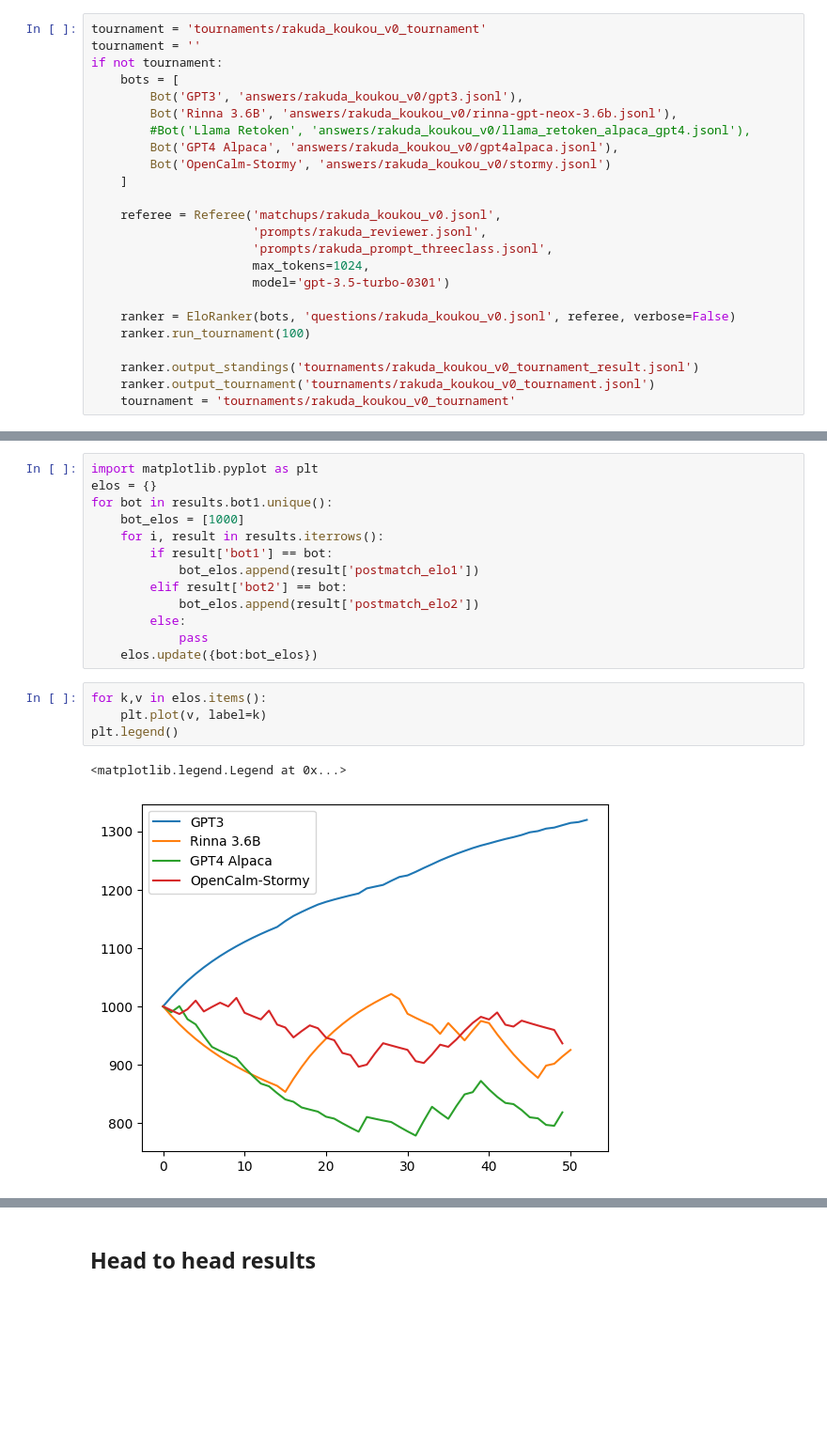
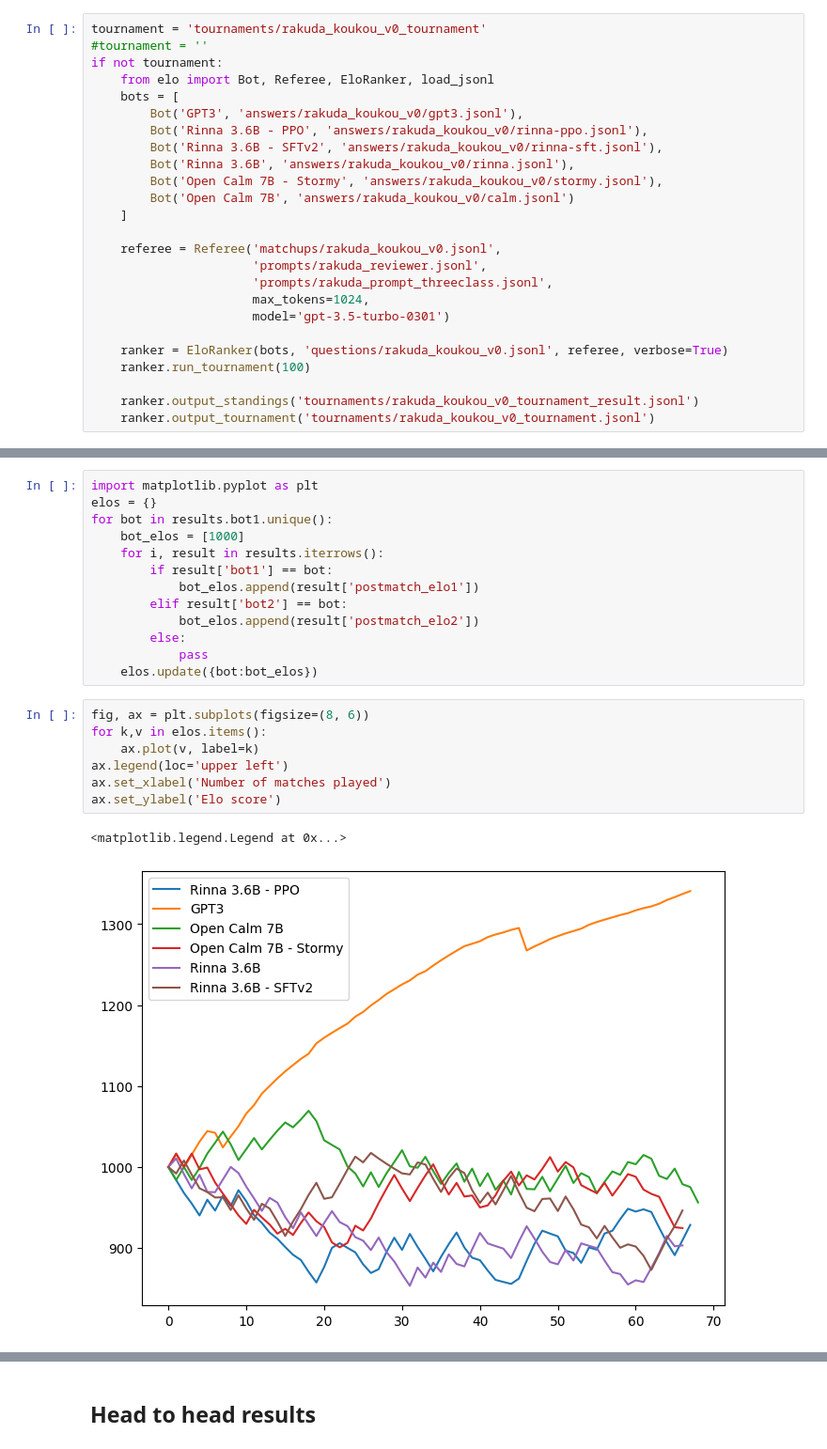
Before and after one commit to yuzu-ai/japanese-llm-ranking, a Jupyter notebook: elo/vizualization.ipynb, the cells around one changed output, grey strips where cells are left out. Shown: that part at 94% size. Saved outputs shown, nothing was run; the diff lists cells and outputs as text; blank space fills up the shorter version.

```diff
--- a/elo/vizualization.ipynb
+++ b/elo/vizualization.ipynb
@@ -8,14 +8,16 @@ from tqdm import tqdm
 pd.options.display.float_format = '{:.0f}'.format
 # %%
 tournament = 'tournaments/rakuda_koukou_v0_tournament'
-tournament = ''
+#tournament = ''
 if not tournament:
+    from elo import Bot, Referee, EloRanker, load_jsonl
     bots = [
         Bot('GPT3', 'answers/rakuda_koukou_v0/gpt3.jsonl'),
-        Bot('Rinna 3.6B', 'answers/rakuda_koukou_v0/rinna-gpt-neox-3.6b.jsonl'),
-        #Bot('Llama Retoken', 'answers/rakuda_koukou_v0/llama_retoken_alpaca_gpt4.jsonl'),
-        Bot('GPT4 Alpaca', 'answers/rakuda_koukou_v0/gpt4alpaca.jsonl'),
-        Bot('OpenCalm-Stormy', 'answers/rakuda_koukou_v0/stormy.jsonl')
+        Bot('Rinna 3.6B - PPO', 'answers/rakuda_koukou_v0/rinna-ppo.jsonl'),
+        Bot('Rinna 3.6B - SFTv2', 'answers/rakuda_koukou_v0/rinna-sft.jsonl'),
+        Bot('Rinna 3.6B', 'answers/rakuda_koukou_v0/rinna.jsonl'),
+        Bot('Open Calm 7B - Stormy', 'answers/rakuda_koukou_v0/stormy.jsonl'),
+        Bot('Open Calm 7B', 'answers/rakuda_koukou_v0/calm.jsonl')
     ]
 
     referee = Referee('matchups/rakuda_koukou_v0.jsonl',
@@ -24,12 +26,11 @@ if not tournament:
                       max_tokens=1024,
                       model='gpt-3.5-turbo-0301')
 
-    ranker = EloRanker(bots, 'questions/rakuda_koukou_v0.jsonl', referee, verbose=False)
+    ranker = EloRanker(bots, 'questions/rakuda_koukou_v0.jsonl', referee, verbose=True)
     ranker.run_tournament(100)
 
     ranker.output_standings('tournaments/rakuda_koukou_v0_tournament_result.jsonl')
     ranker.output_tournament('tournaments/rakuda_koukou_v0_tournament.jsonl')
-    tournament = 'tournaments/rakuda_koukou_v0_tournament'
 # %% [markdown]
 ## The tournament standings
 # %%
@@ -65,10 +67,13 @@ for bot in results.bot1.unique():
             pass
     elos.update({bot:bot_elos})
 # %%
+fig, ax = plt.subplots(figsize=(8, 6))
 for k,v in elos.items():
-    plt.plot(v, label=k)
-plt.legend()
+    ax.plot(v, label=k)
+ax.legend(loc='upper left')
+ax.set_xlabel('Number of matches played')
+ax.set_ylabel('Elo score')
 # %% [output]
 <matplotlib.legend.Legend at 0x...>
-[figure, old version]
+[figure, new version]
 # %% [markdown]
```
Also changed, not shown: parts of 22 cells of this notebook, 19 other files.
